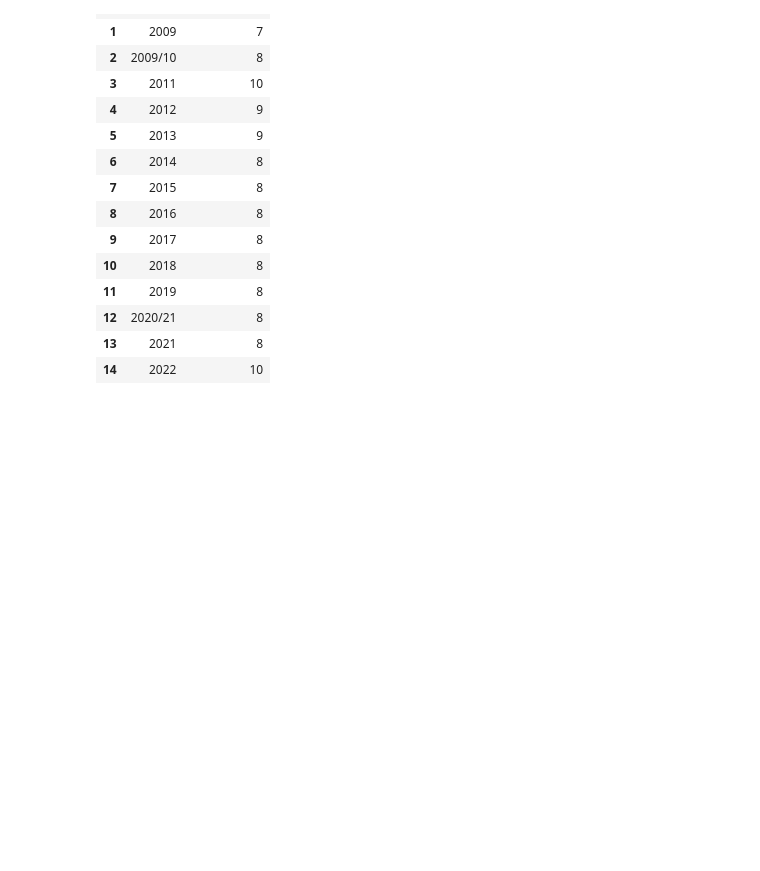
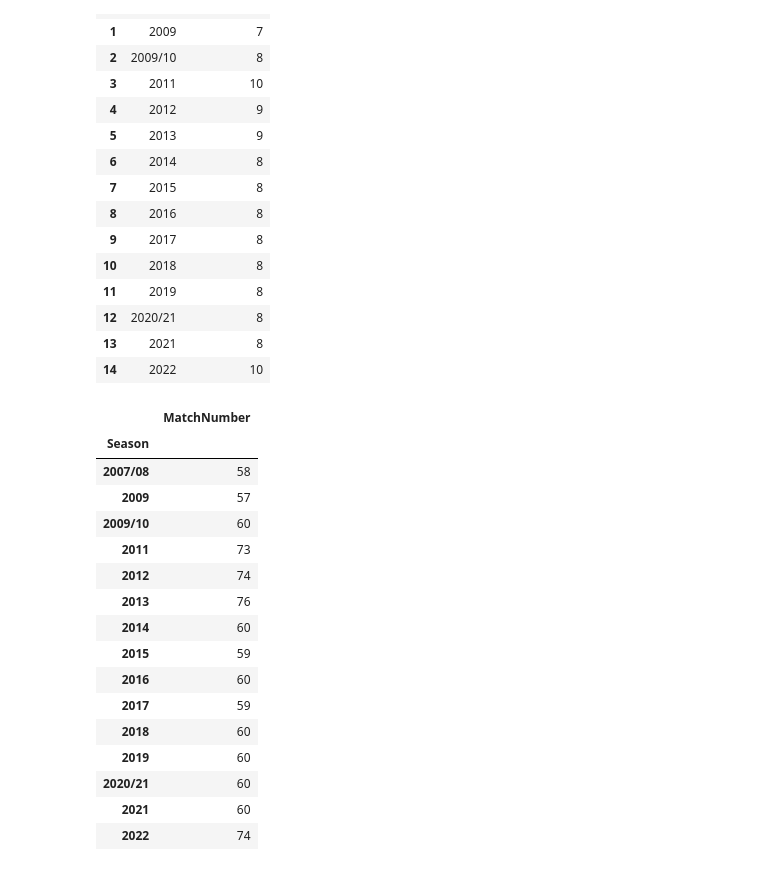
Before and after one commit to AnkitDogra-07/Data-Analysis, a Jupyter notebook: Python/Analysis/Project-1/notebook-test2.ipynb, the cells around one changed output. Cells and saved outputs as stored; diff of their text form; code cells hidden in the pictures; blank space fills up the shorter version.

```diff
--- a/Python/Analysis/Project-1/notebook-test2.ipynb
+++ b/Python/Analysis/Project-1/notebook-test2.ipynb
@@ -92,3 +92,25 @@ grp_df_season.rename(columns = {'Team1':'Total_Teams'}).reset_index()
 | 12 | 2020/21 | 8 |
 | 13 | 2021 | 8 |
 | 14 | 2022 | 10 |
+# %%
+grp_df_matches = df.groupby(['Season'])['MatchNumber'].agg('count')
+grp_df_matches = pd.DataFrame(grp_df_matches)
+grp_df_matches
+# %% [output]
+|  | MatchNumber |
+| Season |  |
+| 2007/08 | 58 |
+| 2009 | 57 |
+| 2009/10 | 60 |
+| 2011 | 73 |
+| 2012 | 74 |
+| 2013 | 76 |
+| 2014 | 60 |
+| 2015 | 59 |
+| 2016 | 60 |
+| 2017 | 59 |
+| 2018 | 60 |
+| 2019 | 60 |
+| 2020/21 | 60 |
+| 2021 | 60 |
+| 2022 | 74 |
```
Also changed, not shown: parts of 5 cells of this notebook.
